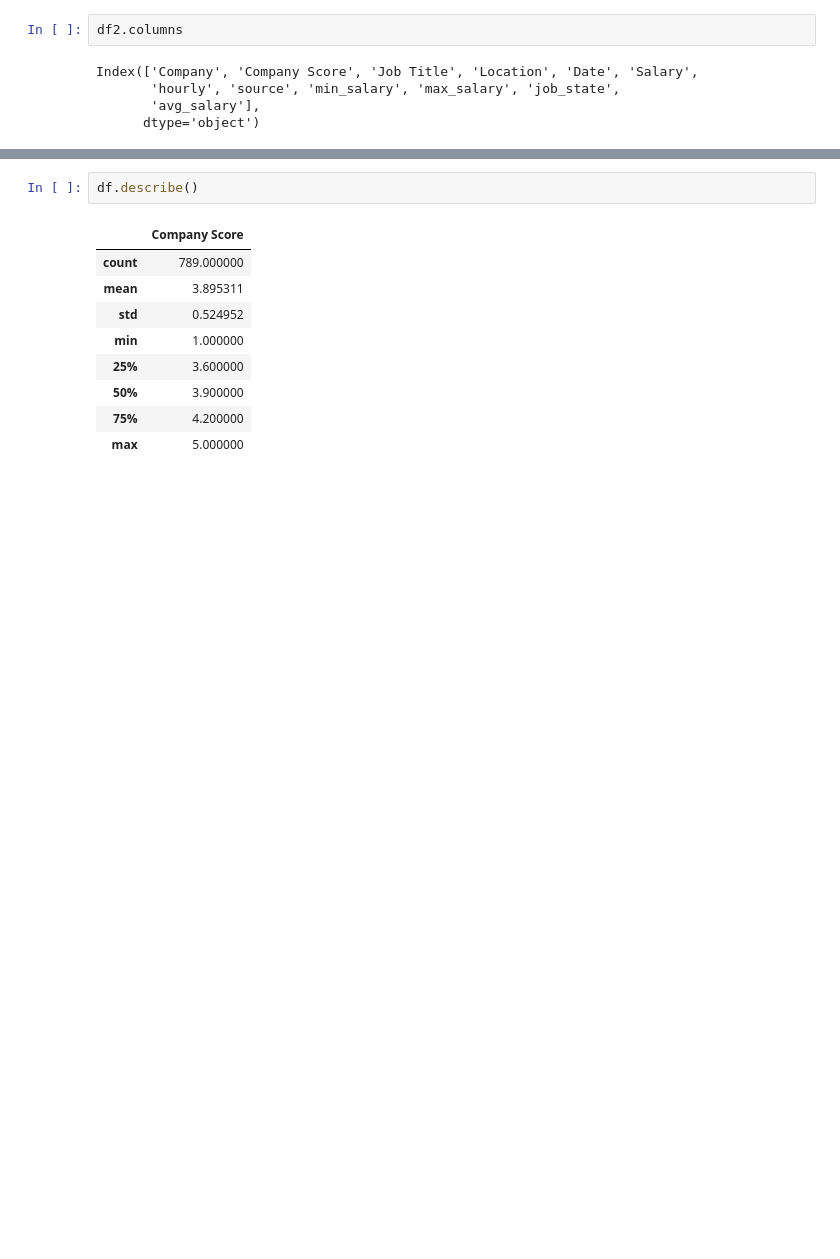
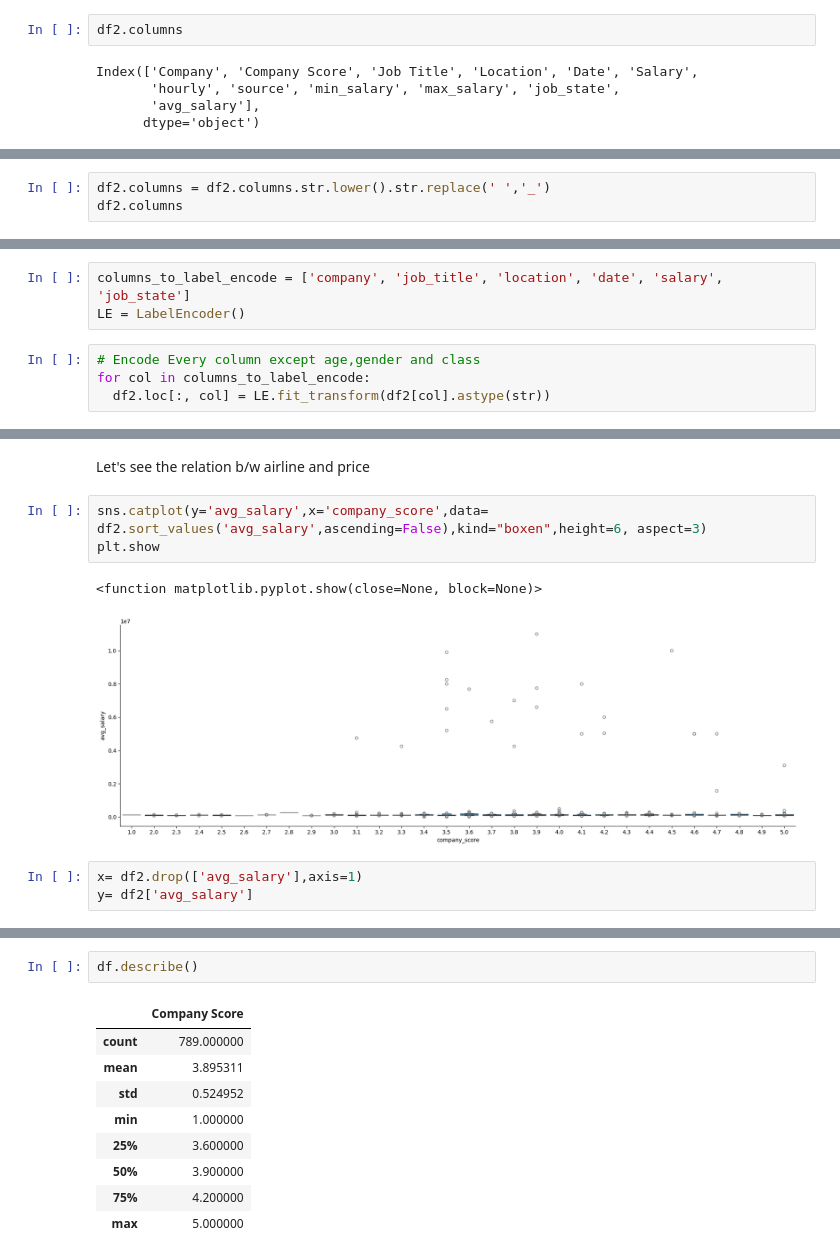
Before and after one commit to powhenagbo/SDS-CP009-ds-salary-pred, a Jupyter notebook: Copy_of_Paul_Notebook.ipynb, the cells around one changed output, grey strips where cells are left out. Drawn from its saved outputs; the diff is of its cells as text; blank space fills up the shorter version.

```diff
--- a/Copy_of_Paul_Notebook.ipynb
+++ b/Copy_of_Paul_Notebook.ipynb
@@ -274,0 +321,3 @@ Index(['Company', 'Company Score', 'Job Title', 'Location', 'Date', 'Salary',
+# %%
+df2.columns = df2.columns.str.lower().str.replace(' ','_')
+df2.columns
@@ -274,0 +337,7 @@ Index(['Company', 'Company Score', 'Job Title', 'Location', 'Date', 'Salary',
+# %%
+columns_to_label_encode = ['company', 'job_title', 'location', 'date', 'salary', 'job_state']
+LE = LabelEncoder()
+# %%
+# Encode Every column except age,gender and class
+for col in columns_to_label_encode:
+  df2.loc[:, col] = LE.fit_transform(df2[col].astype(str))
@@ -274,0 +370,11 @@ Index(['Company', 'Company Score', 'Job Title', 'Location', 'Date', 'Salary',
+# %% [markdown]
+Let's see the relation b/w airline and price
+# %%
+sns.catplot(y='avg_salary',x='company_score',data= df2.sort_values('avg_salary',ascending=False),kind="boxen",height=6, aspect=3)
+plt.show
+# %% [output]
+<function matplotlib.pyplot.show(close=None, block=None)>
+[figure, added]
+# %%
+x= df2.drop(['avg_salary'],axis=1)
+y= df2['avg_salary']
```
Also changed, not shown: parts of 42 cells of this notebook.
